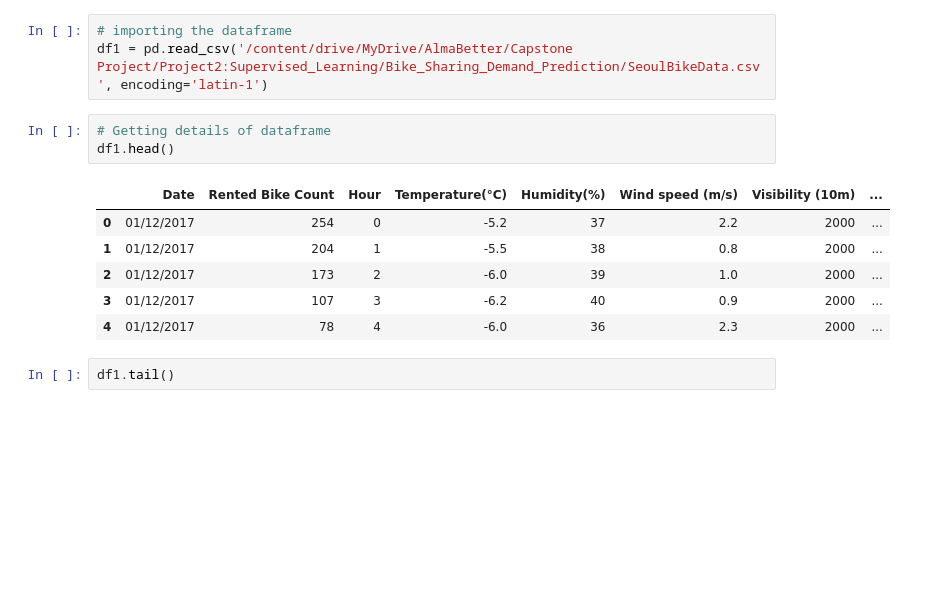
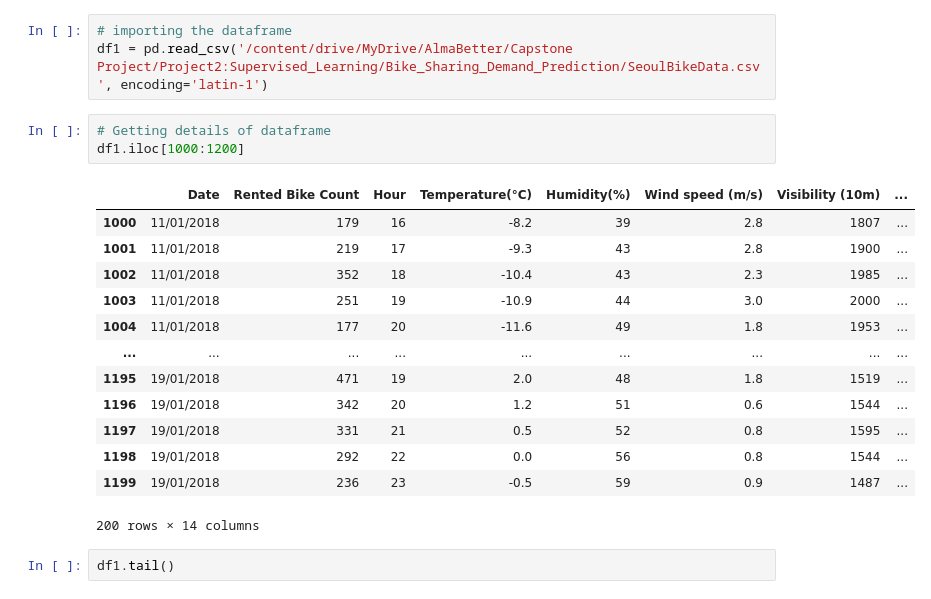
Before and after one commit to khalid-data-aspirant42/Bike-Sharing-Demand-Prediction, a Jupyter notebook: Bike_Sharing_Demand.ipynb, the cells around one changed output. Saved outputs shown, nothing was run; the diff lists cells and outputs as text; blank space fills up the shorter version.

```diff
--- a/Bike_Sharing_Demand.ipynb
+++ b/Bike_Sharing_Demand.ipynb
@@ -20,14 +20,21 @@ Mounted at /content/drive
 df1 = pd.read_csv('/content/drive/MyDrive/AlmaBetter/Capstone Project/Project2:Supervised_Learning/Bike_Sharing_Demand_Prediction/SeoulBikeData.csv', encoding='latin-1')
 # %%
 # Getting details of dataframe
-df1.head()
+df1.iloc[1000:1200]
 # %% [output]
 |  | Date | Rented Bike Count | Hour | Temperature(°C) | Humidity(%) | Wind speed (m/s) | Visibility (10m) | ... |
-| 0 | 01/12/2017 | 254 | 0 | -5.2 | 37 | 2.2 | 2000 | ... |
-| 1 | 01/12/2017 | 204 | 1 | -5.5 | 38 | 0.8 | 2000 | ... |
-| 2 | 01/12/2017 | 173 | 2 | -6.0 | 39 | 1.0 | 2000 | ... |
-| 3 | 01/12/2017 | 107 | 3 | -6.2 | 40 | 0.9 | 2000 | ... |
-| 4 | 01/12/2017 | 78 | 4 | -6.0 | 36 | 2.3 | 2000 | ... |
+| 1000 | 11/01/2018 | 179 | 16 | -8.2 | 39 | 2.8 | 1807 | ... |
+| 1001 | 11/01/2018 | 219 | 17 | -9.3 | 43 | 2.8 | 1900 | ... |
+| 1002 | 11/01/2018 | 352 | 18 | -10.4 | 43 | 2.3 | 1985 | ... |
+| 1003 | 11/01/2018 | 251 | 19 | -10.9 | 44 | 3.0 | 2000 | ... |
+| 1004 | 11/01/2018 | 177 | 20 | -11.6 | 49 | 1.8 | 1953 | ... |
+| ... | ... | ... | ... | ... | ... | ... | ... | ... |
+| 1195 | 19/01/2018 | 471 | 19 | 2.0 | 48 | 1.8 | 1519 | ... |
+| 1196 | 19/01/2018 | 342 | 20 | 1.2 | 51 | 0.6 | 1544 | ... |
+| 1197 | 19/01/2018 | 331 | 21 | 0.5 | 52 | 0.8 | 1595 | ... |
+| 1198 | 19/01/2018 | 292 | 22 | 0.0 | 56 | 0.8 | 1544 | ... |
+| 1199 | 19/01/2018 | 236 | 23 | -0.5 | 59 | 0.9 | 1487 | ... |
+200 rows × 14 columns
 # %%
 df1.tail()
 # %% [output]
```
Also changed, not shown: parts of 33 cells of this notebook.
